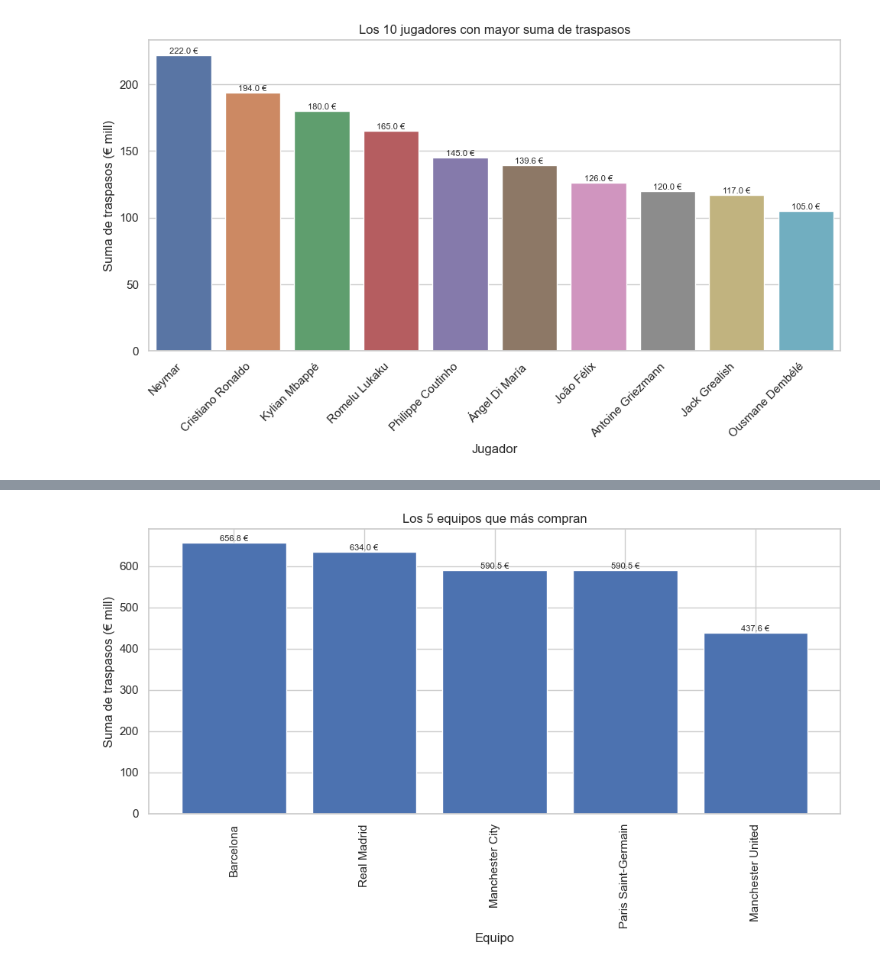
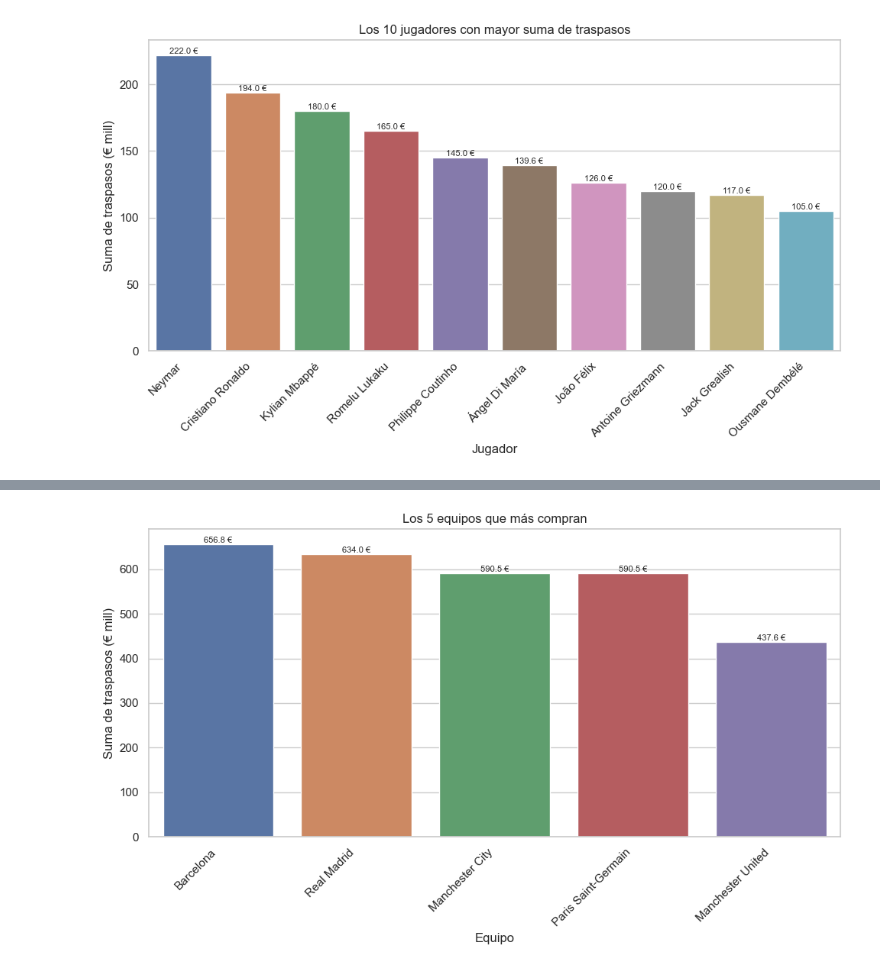
Before and after one commit to feersantana5/CRISP-DM-w-Open-Football-Data, a Jupyter notebook: 4.Transfers/transfers_analysis.ipynb, the cells around one changed output, grey strips where cells are left out. Cells and saved outputs as stored; diff of their text form; code cells hidden in the pictures.

```diff
--- a/4.Transfers/transfers_analysis.ipynb
+++ b/4.Transfers/transfers_analysis.ipynb
@@ -207,15 +207,13 @@ df_fichajes_filtrado_sorted = df_fichajes_filtrado.sort_values(by='Precio (€ m
 sns.set(style="whitegrid")
 plt.figure(figsize=(10, 6))
 ax = sns.barplot(x='Jugador', y='Precio (€ mill)', data=df_fichajes_filtrado_sorted)
-ax.set_xticklabels(ax.get_xticklabels(), rotation=45, ha='right')
+ax.set_xticklabels(ax.get_xticklabels(), rotation=90)
 for p in ax.patches:
     ax.annotate(f"{p.get_height()} €", (p.get_x() + p.get_width() / 2., p.get_height()),
                 ha='center', va='bottom', fontsize=8)
-
 plt.title("Top 10 fichajes más caros")
-plt.xlabel("Jugador")
 plt.ylabel("Precio (€ mill)")
+plt.tight_layout()
 plt.savefig("resources/1.top_10_fichajes_mas_caros.png")
-plt.tight_layout()
 plt.show()
 # %% [output]
@@ -262,10 +260,13 @@ plt.show()
 [figure]
 # %%
 # visualizar los 5 equipos que más venden
-df_top_equipos_venden = df_fichajes_filtrado.groupby('Desde (Club)')['Precio (€ mill)'].sum().nlargest(5)
 sns.set_style("whitegrid")
+df_suma_traspasos = df_fichajes_filtrado.groupby('Desde (Club)')['Precio (€ mill)'].sum().reset_index()
+df_top_equipos_venden = df_suma_traspasos.nlargest(5, 'Precio (€ mill)')
 plt.figure(figsize=(10, 6))
-ax = df_top_equipos_venden.plot(kind='bar', width=0.8)
+ax = sns.barplot(x='Desde (Club)', y='Precio (€ mill)', data=df_top_equipos_venden)
+ax.set_xticklabels(ax.get_xticklabels(), rotation=45, ha="right")
+
 for p in ax.patches:
     ax.annotate(f"{p.get_height()} €", (p.get_x() + p.get_width() / 2., p.get_height()),
                 ha='center', va='bottom', fontsize=8)
@@ -280,18 +281,20 @@ plt.show()
 # %%
 # visualizar los 5 equipos que más compran
-df_top_equipos_compran = df_fichajes_filtrado.groupby('Hasta (Club)')['Precio (€ mill)'].sum().nlargest(5)
 sns.set_style("whitegrid")
+df_suma_traspasos = df_fichajes_filtrado.groupby('Hasta (Club)')['Precio (€ mill)'].sum().reset_index()
+df_top_equipos_compran = df_suma_traspasos.nlargest(5, 'Precio (€ mill)')
 plt.figure(figsize=(10, 6))
-ax = df_top_equipos_compran.plot(kind='bar', width=0.8)
+ax = sns.barplot(x='Hasta (Club)', y='Precio (€ mill)', data=df_top_equipos_compran)
+ax.set_xticklabels(ax.get_xticklabels(), rotation=45, ha="right")
+
 for p in ax.patches:
     ax.annotate(f"{p.get_height()} €", (p.get_x() + p.get_width() / 2., p.get_height()),
                 ha='center', va='bottom', fontsize=8)
-
 plt.title("Los 5 equipos que más compran")
 plt.xlabel("Equipo")
 plt.ylabel("Suma de traspasos (€ mill)")
 plt.savefig("resources/4.grafico_equipos_compran.png")
 plt.tight_layout()
 plt.show()
 # %% [output]
-[figure, old version]
+[figure, new version]
```
Also changed, not shown: parts of 2 cells of this notebook, 8 other files.
